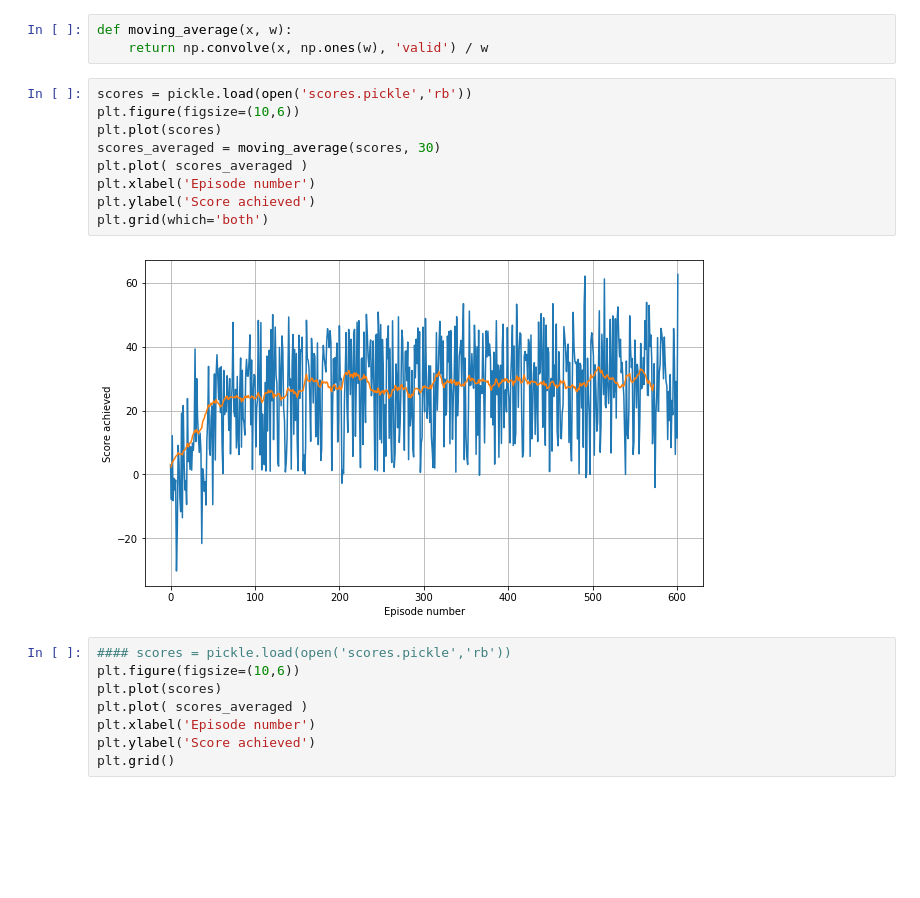
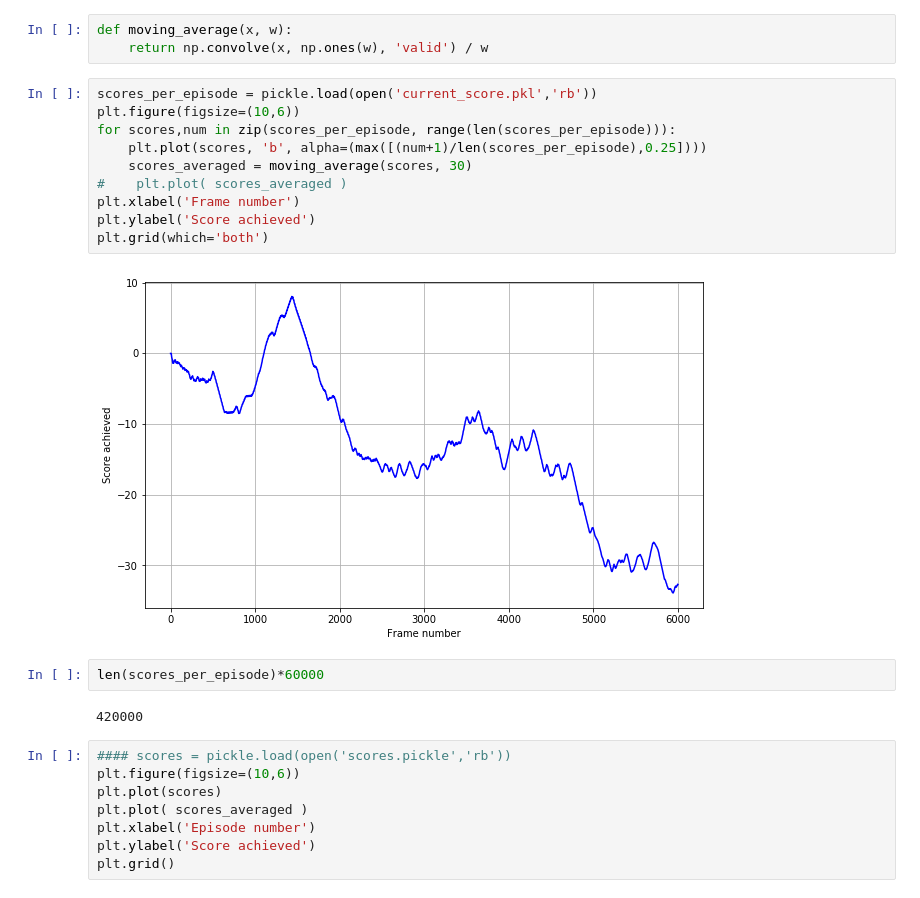
Before and after one commit to manuelsh/minerl, a Jupyter notebook: scores.ipynb, the cells around one changed output. Saved outputs shown, nothing was run; the diff lists cells and outputs as text; blank space fills up the shorter version.

```diff
--- a/scores.ipynb
+++ b/scores.ipynb
@@ -6,16 +6,21 @@ import numpy as np
 def moving_average(x, w):
     return np.convolve(x, np.ones(w), 'valid') / w
 # %%
-scores = pickle.load(open('scores.pickle','rb'))
+scores_per_episode = pickle.load(open('current_score.pkl','rb'))
 plt.figure(figsize=(10,6))
-plt.plot(scores)
-scores_averaged = moving_average(scores, 30)
-plt.plot( scores_averaged )
-plt.xlabel('Episode number')
+for scores,num in zip(scores_per_episode, range(len(scores_per_episode))):
+    plt.plot(scores, 'b', alpha=(max([(num+1)/len(scores_per_episode),0.25])))
+    scores_averaged = moving_average(scores, 30)
+#    plt.plot( scores_averaged )
+plt.xlabel('Frame number')
 plt.ylabel('Score achieved')
 plt.grid(which='both')
 # %% [output]
-[figure, old version]
+[figure, new version]
+# %%
+len(scores_per_episode)*60000
+# %% [output]
+420000
 # %%
 #### scores = pickle.load(open('scores.pickle','rb'))
 plt.figure(figsize=(10,6))
```
Also changed, not shown: 10 other files.
